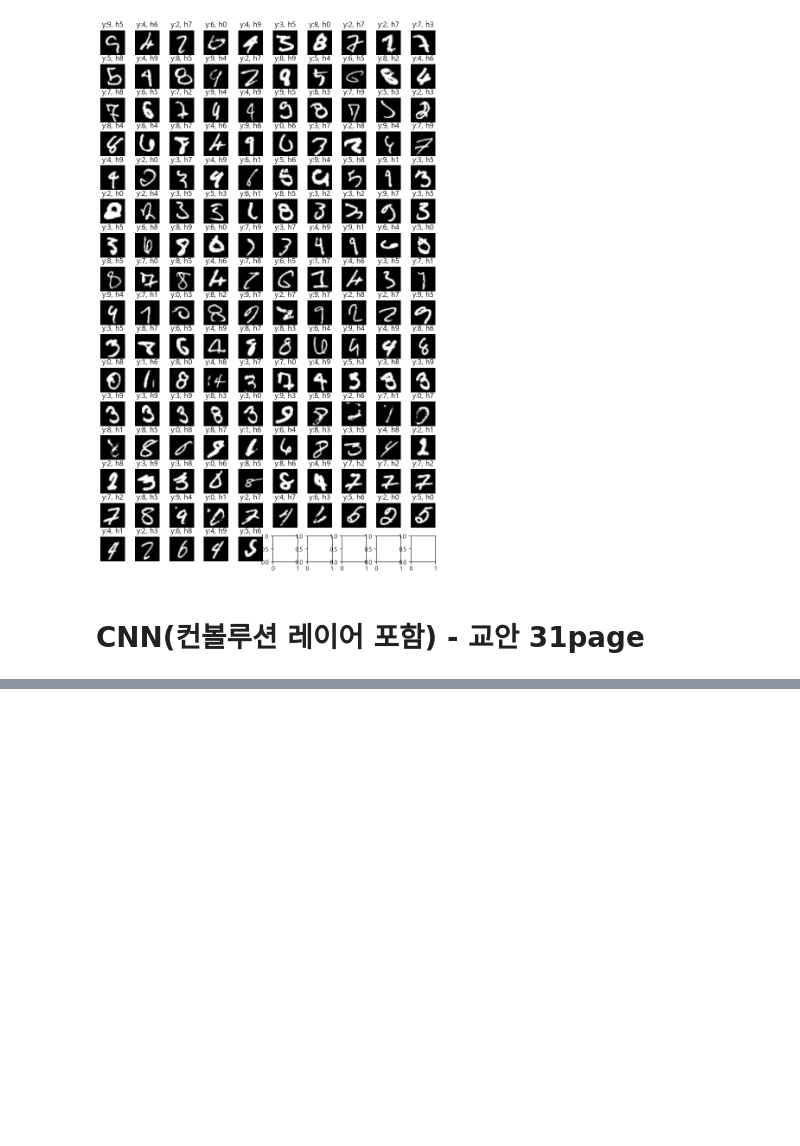
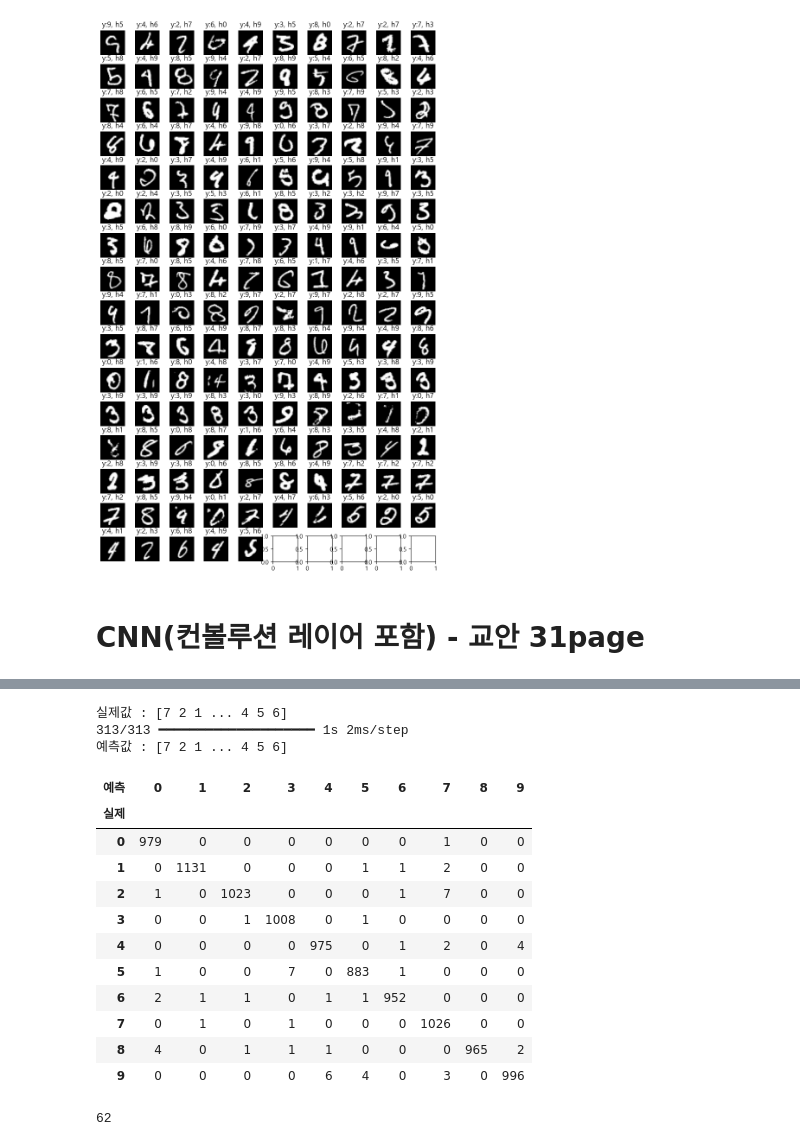
Before and after one commit to tangerineTaste/ai_x, a Jupyter notebook: source/06_이미지처리/MNIST_DNN_CNN.ipynb, the cells around one changed output, grey strips where cells are left out. Drawn from its saved outputs; the diff is of its cells as text; code cells hidden in the pictures; blank space fills up the shorter version.

```diff
--- a/source/06_이미지처리/MNIST_DNN_CNN.ipynb
+++ b/source/06_이미지처리/MNIST_DNN_CNN.ipynb
@@ -171,0 +305,33 @@ while (i<len(y_test)) & (cnt < plt_row * plt_col):
+# %%
+print('실제값 :',y_test)
+yhat = np.argmax(model.predict(X_test), axis=1)
+print('예측값 :',yhat)
+# %% [output]
+실제값 : [7 2 1 ... 4 5 6]
+313/313 ━━━━━━━━━━━━━━━━━━━━ 1s 2ms/step
+예측값 : [7 2 1 ... 4 5 6]
+# %%
+cmatrix = confusion_matrix(y_test, yhat)
+pd.crosstab(y_test, yhat, rownames=['실제'], colnames=['예측'])
+# %% [output]
+| 예측 | 0 | 1 | 2 | 3 | 4 | 5 | 6 | 7 | 8 | 9 |
+| 실제 |  |  |  |  |  |  |  |  |  |  |
+| 0 | 979 | 0 | 0 | 0 | 0 | 0 | 0 | 1 | 0 | 0 |
+| 1 | 0 | 1131 | 0 | 0 | 0 | 1 | 1 | 2 | 0 | 0 |
+| 2 | 1 | 0 | 1023 | 0 | 0 | 0 | 1 | 7 | 0 | 0 |
+| 3 | 0 | 0 | 1 | 1008 | 0 | 1 | 0 | 0 | 0 | 0 |
+| 4 | 0 | 0 | 0 | 0 | 975 | 0 | 1 | 2 | 0 | 4 |
+| 5 | 1 | 0 | 0 | 7 | 0 | 883 | 1 | 0 | 0 | 0 |
+| 6 | 2 | 1 | 1 | 0 | 1 | 1 | 952 | 0 | 0 | 0 |
+| 7 | 0 | 1 | 0 | 1 | 0 | 0 | 0 | 1026 | 0 | 0 |
+| 8 | 4 | 0 | 1 | 1 | 1 | 0 | 0 | 0 | 965 | 2 |
+| 9 | 0 | 0 | 0 | 0 | 6 | 4 | 0 | 3 | 0 | 996 |
+# %%
+# 실제값과 예측값이 다른 갯수
+cnt = 0
+for i in range(len(y_test)):
+  if y_test[i] != yhat[i]:
+    cnt += 1
+print(cnt)
+# %% [output]
+62
```
Also changed, not shown: parts of 11 cells of this notebook, 13 other files.
